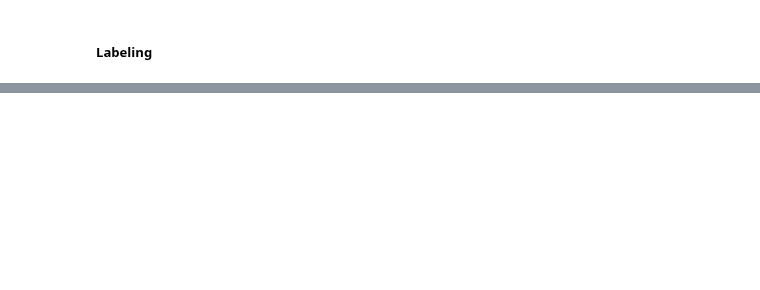
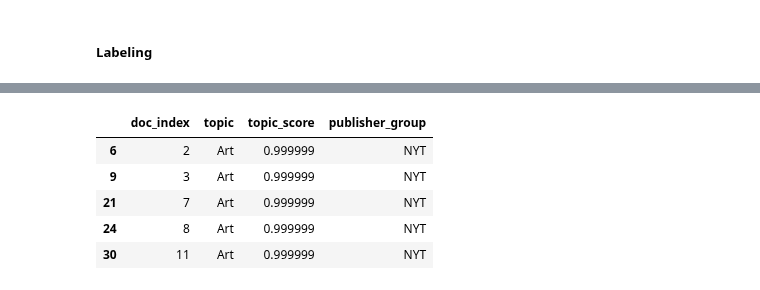
Before and after one commit to laurauguc/working_class_media_analysis, a Jupyter notebook: analysis/2.topic_analaysis/Corex_Guided Topic Modeling.ipynb, the cells around one changed output, grey strips where cells are left out. Cells and saved outputs as stored; diff of their text form; code cells hidden in the pictures; blank space fills up the shorter version.

```diff
--- a/analysis/2.topic_analaysis/Corex_Guided Topic Modeling.ipynb
+++ b/analysis/2.topic_analaysis/Corex_Guided Topic Modeling.ipynb
@@ -811,0 +513,38 @@ Photos
+# %%
+# -------------------------
+# Step 2. Build a long table of (doc, topic) pairs that passed labeling
+# -------------------------
+topic_to_idx = {t:i for i,t in enumerate(topic_names)}
+
+rows = []
+for doc_i in range(len(df)):
+    labs = df.at[doc_i, "labels"]
+    if not labs:
+        continue
+    for t in labs:
+        ti = topic_to_idx[t]
+        rows.append({
+            "doc_index": doc_i,
+            "topic": t,
+            "topic_score": float(topic_scores[doc_i, ti]),
+            "publisher_group": df.at[doc_i, "publisher_group"],
+        })
+
+pairs_df = pd.DataFrame(rows)
+
+# top N per topic per publisher_group
+top_df = (
+    pairs_df
+    .sort_values(["publisher_group", "topic", "topic_score"], ascending=[True, True, False])
+    .groupby(["publisher_group", "topic"], as_index=False)
+    .head(TOP_N_PER_TOPIC)
+)
+
+top_df.head()
+# %% [output]
+|  | doc_index | topic | topic_score | publisher_group |
+| 6 | 2 | Art | 0.999999 | NYT |
+| 9 | 3 | Art | 0.999999 | NYT |
+| 21 | 7 | Art | 0.999999 | NYT |
+| 24 | 8 | Art | 0.999999 | NYT |
+| 30 | 11 | Art | 0.999999 | NYT |
```
Also changed, not shown: parts of 25 cells of this notebook, 1 other file.
